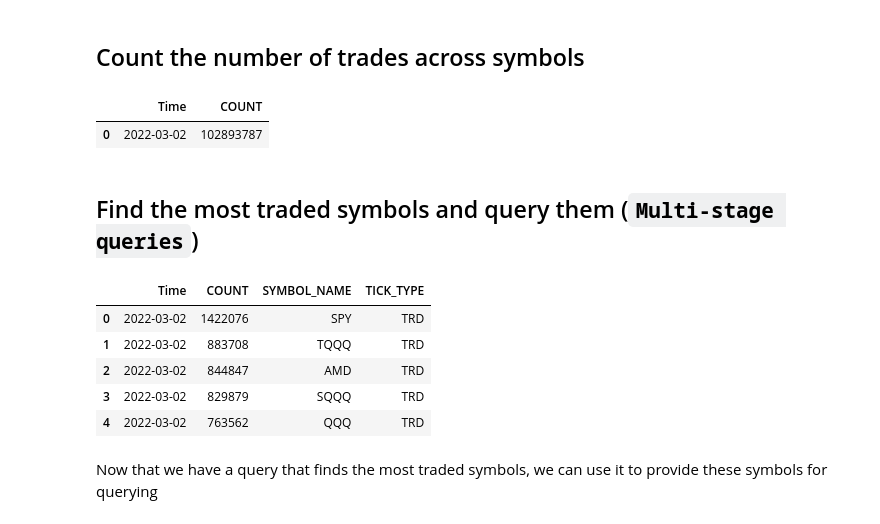
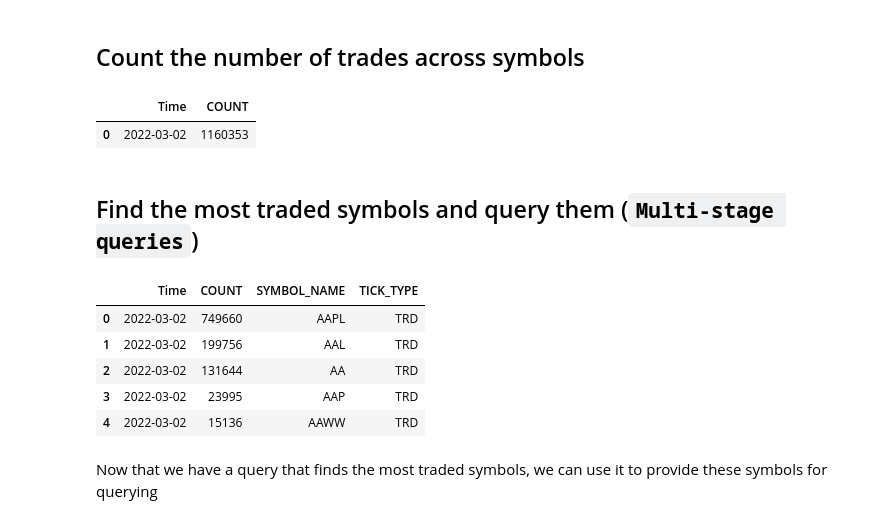
Before and after one commit to onemarketdata/otp-examples, a Jupyter notebook: quick_start.ipynb, the cells around one changed output. Cells and saved outputs as stored; diff of their text form; code cells hidden in the pictures.

```diff
--- a/quick_start.ipynb
+++ b/quick_start.ipynb
@@ -360,0 +327,11 @@ for s in res.keys():
+# %%
+def bbo_at_time(symbol):
+    q = otp.DataSource('CME', tick_type='QTE', back_to_first_tick=600, keep_first_tick_timestamp='BBO_TIME')
+    q = q[['ASK_PRICE','BID_PRICE', 'BBO_TIME']]
+    q['ID'] = symbol['ID']
+    q['markout'] = symbol['markout']
+    q['sym'] = symbol.name
+    return q
+
+merged = otp.merge([bbo_at_time], symbols=executions_with_markouts, presort=True, identify_input_ts=True)
+otp.run(merged, concurrency=8)
@@ -416,9 +424,9 @@ trd_df
 # %%
 trd = otp.DataSource('NYSE_TAQ', tick_type='TRD')
 trd = trd[['PRICE','SIZE','EXCHANGE','COND']]
-trd = otp.merge([trd], symbols=['AAPL','MSFT'], identify_input_ts=True)
 trd = trd.first(5)
-otp.run(trd, start=otp.dt(2022,3,1,10), end=otp.dt(2022,3,1,10,15))
+merged = otp.merge([trd], symbols=['AAPL','MSFT'], identify_input_ts=True)
+otp.run(merged, start=otp.dt(2022,3,1,10), end=otp.dt(2022,3,1,10,15))
 # %% [output]
 |  | Time | PRICE | SIZE | EXCHANGE | COND | SYMBOL_NAME | TICK_TYPE |
 | 0 | 2022-03-01 10:00:00.003529175 | 165.75 | 100 | Q | @ | AAPL | TRD |
@@ -432,9 +445,9 @@ before the symbol name. The schema must be speficied explicitly in this case.
 # %%
 trd = otp.DataSource(tick_type='TRD')
 trd = trd.table(PRICE=float, SIZE=int, EXCH_TIME=otp.nsectime, EXCHANGE=otp.string[8])
-trd = otp.merge([trd], symbols=['IDC1075::FL','MS113::FL.113'], identify_input_ts=True)
 trd = trd.first(5)
-otp.run(trd, start=otp.dt(2022,3,1,10), end=otp.dt(2022,3,1,10,15))
+merged = otp.merge([trd], symbols=['IDC1075::FL','MS113::FL.113'], identify_input_ts=True)
+otp.run(merged, start=otp.dt(2022,3,1,10), end=otp.dt(2022,3,1,10,15))
 # %% [output]
 |  | Time | PRICE | SIZE | EXCH_TIME | EXCHANGE | SYMBOL_NAME | TICK_TYPE |
 | 0 | 2022-03-01 10:01:27.612 | 2.83 | 2000 | 2022-03-01 10:01:27.582372000 | ALP | IDC1075::FL | TRD |
@@ -492,27 +510,27 @@ otp.run(count, concurrency=8, start=otp.dt(2022,3,1), end=otp.dt(2022,3,2), symb
 # %%
 trd = otp.DataSource('NYSE_TAQ', tick_type='TRD')
 count = trd.agg({'COUNT': otp.agg.count()})
-count = otp.merge([count], symbols=otp.Symbols(db='NYSE_TAQ'), presort=True, identify_input_ts=True)
+count = otp.merge([count], symbols=otp.Symbols(db='NYSE_TAQ', pattern='AA%'), presort=True, identify_input_ts=True)
 total_count = count.agg({'COUNT': otp.agg.sum('COUNT')})
 otp.run(total_count, concurrency=8, start=otp.dt(2022,3,1), end=otp.dt(2022,3,2))
 # %% [output]
 |  | Time | COUNT |
-| 0 | 2022-03-02 | 102893787 |
+| 0 | 2022-03-02 | 1160353 |
 # %% [markdown]
 ## Find the most traded symbols and query them (`Multi-stage queries`)
 # %%
 trd = otp.DataSource('NYSE_TAQ', tick_type='TRD')
 count = trd.agg({'COUNT': otp.agg.count()})
-count = otp.merge([count], symbols=otp.Symbols(db='NYSE_TAQ'), presort=True, identify_input_ts=True)
+count = otp.merge([count], symbols=otp.Symbols(db='NYSE_TAQ', pattern='AA%'), presort=True, identify_input_ts=True)
 most_traded = count.high('COUNT', n=5)
 otp.run(most_traded, concurrency=8, start=otp.dt(2022,3,1), end=otp.dt(2022,3,2))
 # %% [output]
 |  | Time | COUNT | SYMBOL_NAME | TICK_TYPE |
-| 0 | 2022-03-02 | 1422076 | SPY | TRD |
-| 1 | 2022-03-02 | 883708 | TQQQ | TRD |
-| 2 | 2022-03-02 | 844847 | AMD | TRD |
-| 3 | 2022-03-02 | 829879 | SQQQ | TRD |
-| 4 | 2022-03-02 | 763562 | QQQ | TRD |
+| 0 | 2022-03-02 | 749660 | AAPL | TRD |
+| 1 | 2022-03-02 | 199756 | AAL | TRD |
+| 2 | 2022-03-02 | 131644 | AA | TRD |
+| 3 | 2022-03-02 | 23995 | AAP | TRD |
+| 4 | 2022-03-02 | 15136 | AAWW | TRD |
 # %% [markdown]
 Now that we have a query that finds the most traded symbols, we can use it to provide these symbols for querying
 # %%
```
Also changed, not shown: parts of 28 cells of this notebook.
